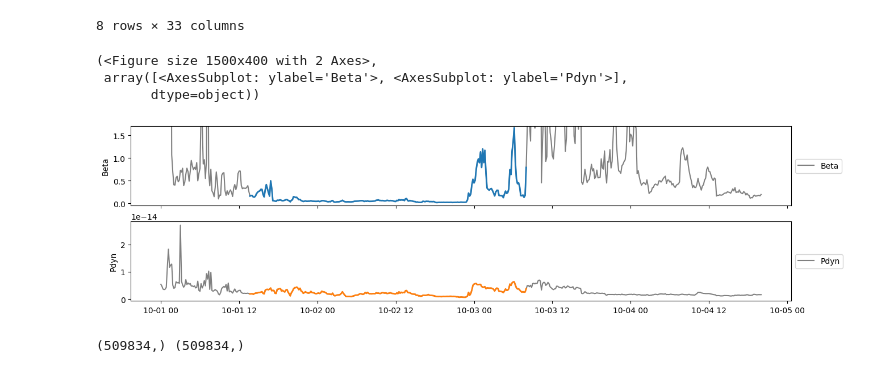
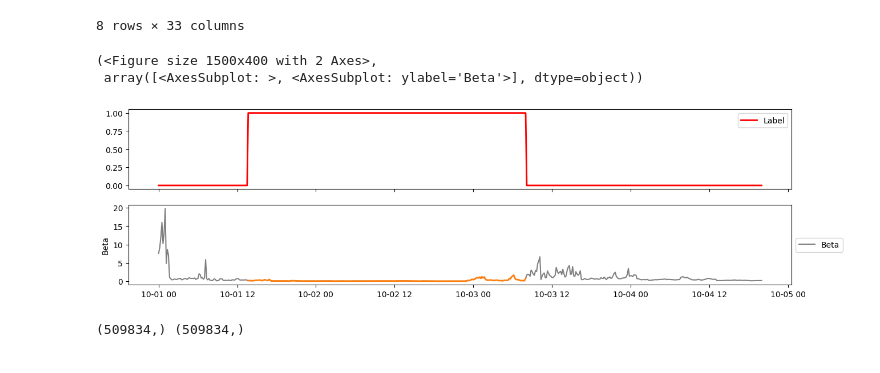
Before and after one commit to AlexandreChaussard/DataCamp-Solar_Wind, a Jupyter notebook: test_environment/playground.ipynb, the cells around one changed output. Cells and saved outputs as stored; diff of their text form; code cells hidden in the pictures.

```diff
--- a/test_environment/playground.ipynb
+++ b/test_environment/playground.ipynb
@@ -73,51 +73,50 @@ describe(X_solarstorm, ["B"])
 from problem import turn_prediction_to_event_list
 
 events = turn_prediction_to_event_list(y_train)
-def plot_event(event_index, data, features, maxRange=None, delta=36, size=4):
-    global events
+def plot_event(event_index, data, labels, features, events=turn_prediction_to_event_list(y_train), maxRange=None,  delta=36, size=4):
 
     start = pd.to_datetime(events[event_index].begin)
     end = pd.to_datetime(events[event_index].end)
     subset = data[(start - pd.Timedelta(hours=delta)):(end + pd.Timedelta(hours=delta))]
     area_of_interest = data[start:end]
+    labels_of_interest = labels[(start - pd.Timedelta(hours=delta)):(end + pd.Timedelta(hours=delta))]
 
-    fig, axes = plt.subplots(nrows=len(features), ncols=1, figsize=(15,size), sharex=True)
+    fig, axes = plt.subplots(nrows=len(features) + 1, ncols=1, figsize=(15,size), sharex=True)
 
     def plot(i, ax):
-        ax.plot(subset.index, subset[features[i]], color='gray', linewidth=1.5)
-        ax.plot(area_of_interest.index, area_of_interest[features[i]], color=f'C{i}', linewidth=2)
-        ax.legend([features[i]], loc='center left', bbox_to_anchor=(1, 0.5))
-        ax.set_ylabel(features[i])
+        ax.plot(subset.index, subset[features[i-1]], color='gray', linewidth=1.5)
+        ax.plot(area_of_interest.index, area_of_interest[features[i-1]], color=f'C{i}', linewidth=2)
+        ax.legend([features[i-1]], loc='center left', bbox_to_anchor=(1, 0.5))
+        ax.set_ylabel(features[i-1])
         if maxRange is not None and i < len(maxRange):
-            ax.set_ylim(maxRange[i][0], maxRange[i][1])
+            ax.set_ylim(maxRange[i-1][0], maxRange[i-1][1])
 
-    if len(features) <= 1:
-        plot(0, axes)
-        return fig, axes
+    axes[0].plot(labels_of_interest.index, labels_of_interest.values, color='red', linewidth=2, label="Label")
+    axes[0].legend()
 
-    i = 0
-    for ax in axes:
+    i = 1
+    for ax in axes[1:]:
         plot(i, ax)
         i += 1
 
     # add vertical lines
     for ax in axes:
         ax.xaxis.grid(True, which="minor")
 
     return fig, axes
 
 plot_event(
     0,
     X_train,
-    ['Beta', 'Pdyn'],
+    y_train,
+    ['Beta'],
     maxRange=[[-0.05, 1.7]],
     size=4
 )
 # %% [output]
 (<Figure size 1500x400 with 2 Axes>,
- array([<AxesSubplot: ylabel='Beta'>, <AxesSubplot: ylabel='Pdyn'>],
-       dtype=object))
+ array([<AxesSubplot: >, <AxesSubplot: ylabel='Beta'>], dtype=object))
-[figure, old version]
+[figure, new version]
 # %%
 from scipy.interpolate import make_interp_spline
 
```
Also changed, not shown: parts of 11 cells of this notebook, 8 other files.
